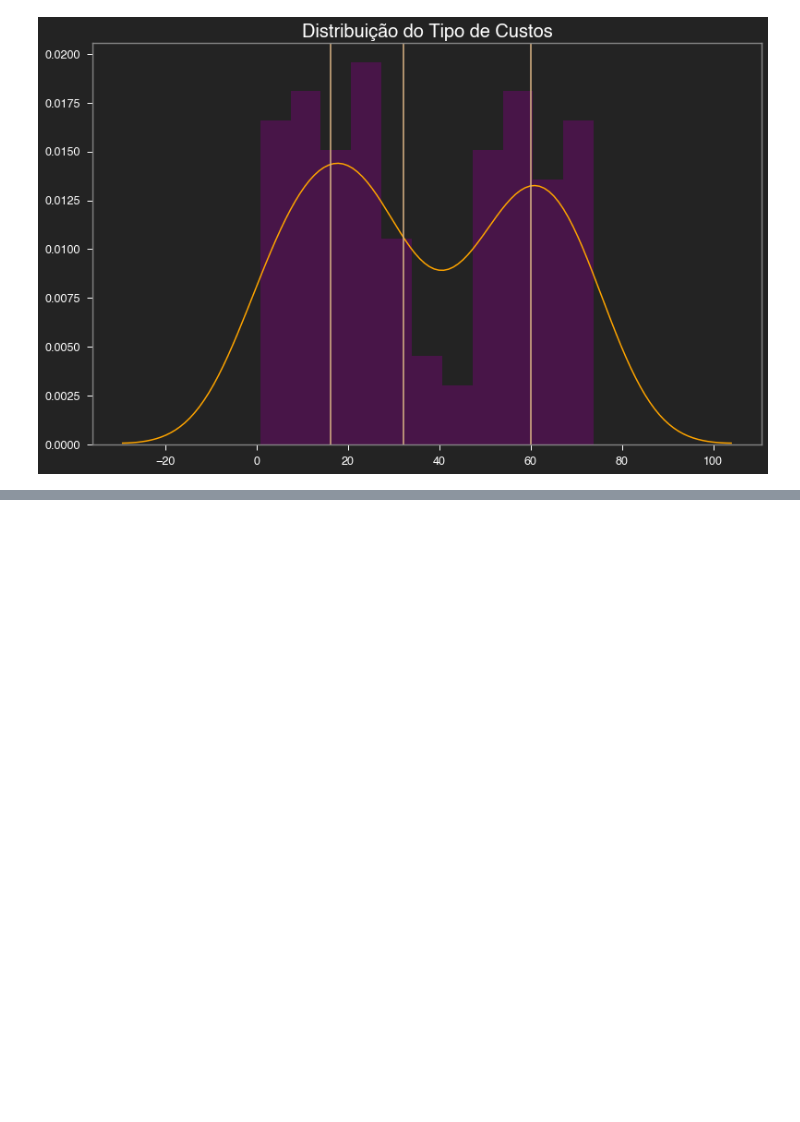
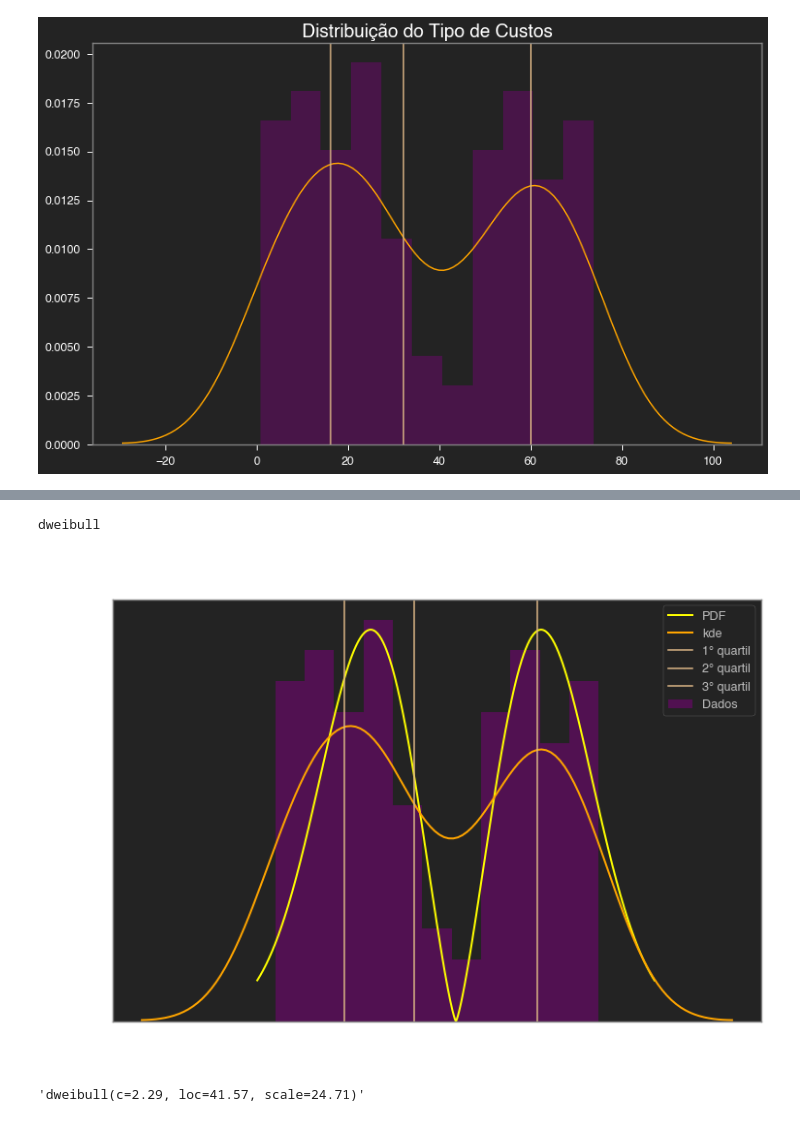
Before and after one commit to danielnrocha/Competicao_de_Leilao_Simulado, a Jupyter notebook: Trabalho de Microeconomia.ipynb, the cells around one changed output, grey strips where cells are left out. Cells and saved outputs as stored; diff of their text form; code cells hidden in the pictures; blank space fills up the shorter version.

```diff
--- a/Trabalho de Microeconomia.ipynb
+++ b/Trabalho de Microeconomia.ipynb
@@ -334,0 +228,40 @@ dist.plot_summary();
+# %%
+# Plot just for Weibull
+DISTRIBUTIONS = [st.dweibull]
+
+# Find best fit distribution
+best_fit_name, best_fit_params = best_fit_distribution(DISTRIBUTIONS, data, 200, ax)
+best_dist = getattr(st, best_fit_name)
+
+# Make PDF with best params
+pdf = make_pdf(best_dist, best_fit_params)
+# %% [output]
+dweibull
+# %%
+# Display
+plt.figure(figsize=(12,8))
+ax = pdf.plot(lw=2, label='PDF', legend=True, color='yellow')
+data.plot(kind='hist', bins=11, density=True, alpha=0.5, label='Dados', legend=True, ax=ax, color='purple')
+
+param_names = (best_dist.shapes + ', loc, scale').split(', ') if best_dist.shapes else ['loc', 'scale']
+param_str = ', '.join(['{}={:0.2f}'.format(k,v) for k,v in zip(param_names, best_fit_params)])
+dist_str = '{}({})'.format(best_fit_name, param_str)
+
+ax.set_title(u'Custos dos Produtos \n' + dist_str)
+ax.set_ylabel('Frequencia')
+
+sns.distplot(custos.custos, kde_kws={"color":"orange",'lw':2}, hist=False, label='kde')
+quantile = np.quantile(custos,[0.25,0.5,0.75])
+for i in range(1,4):
+    plt.axvline(x=quantile[i-1],color='burlywood',label=str(i)+'° quartil')
+# quantile = np.quantile(custos,[0.1,0.2,0.3,0.4,0.5,0.6,0.7,0.8,0.9])
+# for i in range(1,10):
+#     plt.axvline(x=quantile[i-1],color='burlywood',label=str(i)+'° quartil')
+plt.legend()
+plt.xlabel('Preço');
+# %% [output]
+[figure, added]
+# %%
+dist_str
+# %% [output]
+'dweibull(c=2.29, loc=41.57, scale=24.71)'
```
Also changed, not shown: parts of 14 cells of this notebook, 4 other files.
